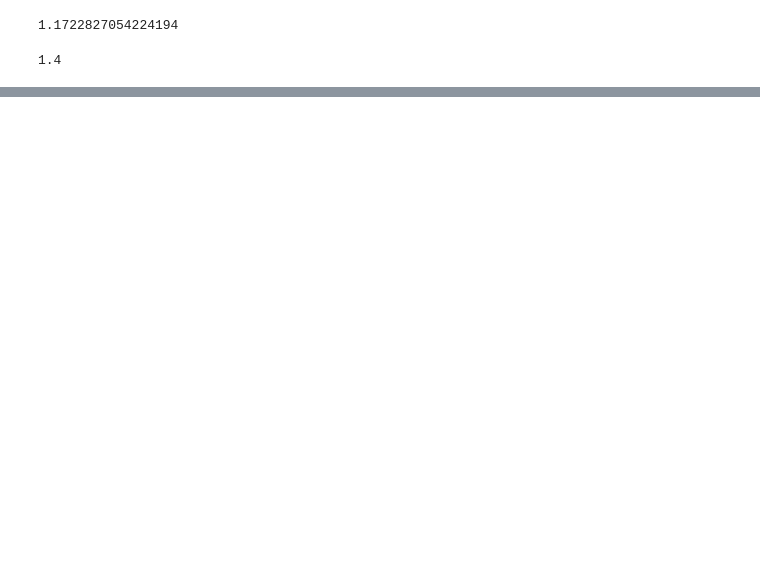
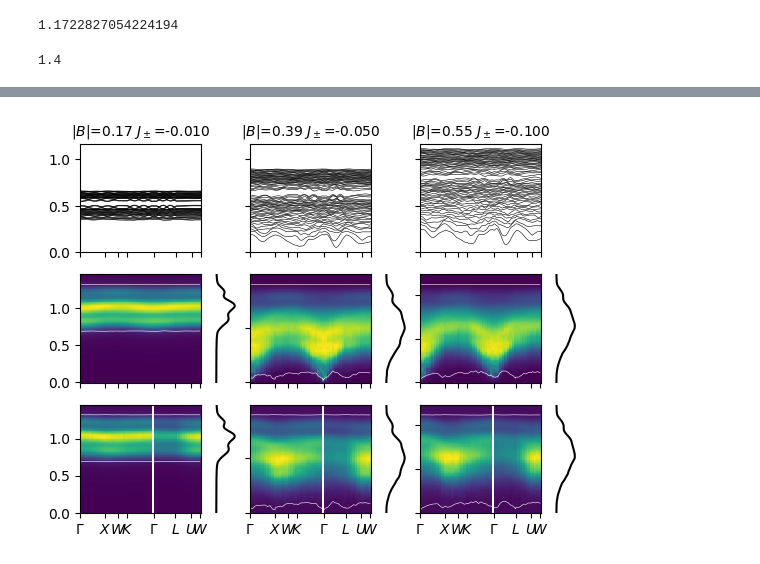
Before and after one commit to Spuriosity1/qsi-spinon-gmft, a Jupyter notebook: plot_pretty.ipynb, the cells around one changed output, grey strips where cells are left out. Cells and saved outputs as stored; diff of their text form; code cells hidden in the pictures; blank space fills up the shorter version.

```diff
--- a/plot_pretty.ipynb
+++ b/plot_pretty.ipynb
@@ -265,0 +273,78 @@ Text(0.5, 1.0, '111 field, $|B|$=0.06')
+# %%
+# FRUST FLUX, [7π/8, 3π/8, 3π/8, 3π/8] - flux
+
+fig, Ax = plt.subplots(nrows=3, ncols=6,sharex=False, sharey=False,width_ratios=[3,0.5,3,0.5,3,0.5])
+
+# autorange sweep
+spinon_max_E=-float("inf")
+intens_max_E=-float("inf")
+intens_max_Spm=-float("inf")
+intens_max_Smagnetic=-float("inf")
+
+settings = settings_FF_kludge
+
+
+for i in range(3):
+    intensity_file = h5py.File("output/SQW"+settings[i])
+    fsp = h5py.File("output/spinons"+settings[i])
+    spinon_max_E = max(spinon_max_E, np.max(fsp["spinon_dispersion"]["bands"]))
+    intens_max_E = max(intens_max_E, np.max(intensity_file["intensity"]["W"]))
+    intens_max_Spm = max(intens_max_Spm, np.max(intensity_file["intensity"]["Spm"]["re_"]) )
+    intens_max_Smagnetic = max(intens_max_Smagnetic, np.max(np.ma.masked_invalid(intensity_file["intensity"]["Smagnetic"])))
+
+
+for i in range(3):
+    intensity_file = h5py.File("output/SQW"+settings[i])
+
+    intens=intensity_file["intensity"]
+    Ax[1][2*i].pcolormesh(intens["tau"], intens["W"], intens["Spm"]['re_'], shading='nearest')#, vmax=intens_max_Spm)
+    Ax[2][2*i].pcolormesh(intens["tau"], intens["W"], intens["Smagnetic"],shading='nearest')#, vmax=intens_max_Smagnetic)
+
+    for a in (Ax[1][2*i], Ax[2][2*i]):
+        a.plot(np.array(intens["tau"]), intens["bounds"][0], color='w',lw=0.4)
+        a.plot(np.array(intens["tau"]), intens["bounds"][1], color='w',lw=0.4)
+
+
+    Ax[1][2*i].set_xticks(intens["ticks_tau"], labels=[])
+    Ax[2][2*i].set_xticks(intens["ticks_tau"], labels=["$%s$"%(x.decode("UTF8")) for x in intens["ticks_label"]])
+
+
+    fsp = h5py.File("output/spinons"+settings[i])
+    spinon_intens = fsp["spinon_dispersion"]
+    Ax[0][2*i].plot(np.array(spinon_intens["tau"]), np.array(spinon_intens["bands"]).T, color='k', lw=0.4)
+    Ax[0][2*i].set_ylim([0,spinon_max_E+0.05])
+    Ax[0][2*i].set_xticks(spinon_intens["ticks_tau"], labels=[])
+    Ax[0][2*i].set_xlim( [np.min(spinon_intens["ticks_tau"]), np.max(spinon_intens["ticks_tau"])])
+
+    fint = h5py.File("output/integrated"+settings[i])
+    W = np.array(fint['intensity']['W'])
+    Ax[1][2*i+1].plot(fint['intensity']['Spm']['re_'], W,color='k')
+    Ax[2][2*i+1].plot(np.array(fint['intensity']['Smagnetic']), W,color='k')
+
+    Ax[1][2*i+1].set_ylim([min(W),max(W)])
+    Ax[2][2*i+1].set_ylim([min(W),max(W)])
+    Ax[1][2*i+1].axis('off')
+    Ax[2][2*i+1].axis('off')
+
+    for j in range(3):
+        Ax[j][2*i+1].set_yticklabels([])
+        if i != 0:
+            Ax[j][2*i].set_yticklabels([])
+
+
+    Ax[0][2*i+1].axis('off')
+    for j in [1,2]:
+        a = Ax[j][2*i+1]
+        a.set_xticks([])
+        a.set_yticks([])
+        # a.set_xlim([0,489384])
+
+    phys = intensity_file["physical_parameters"]
+    print(f"Col {i} Fluxes: {np.mean(phys["emergent_fluxes"],axis=1)/np.pi}π ")
+
+
+    B = np.linalg.norm(eval(settings[i].split('?')[3][2:-4]))
+    Jpm = settings[i].split('?')[2][5:]
+
+    Ax[0][2*i].set_title("$|B|$=%.2f $J_\\pm$=%s" % (B, Jpm) ,fontsize=10)
+# %% [output]
@@ -265,0 +354 @@ Text(0.5, 1.0, '111 field, $|B|$=0.06')
+[figure, added]
```
Also changed, not shown: parts of 7 cells of this notebook, 1 other file.
